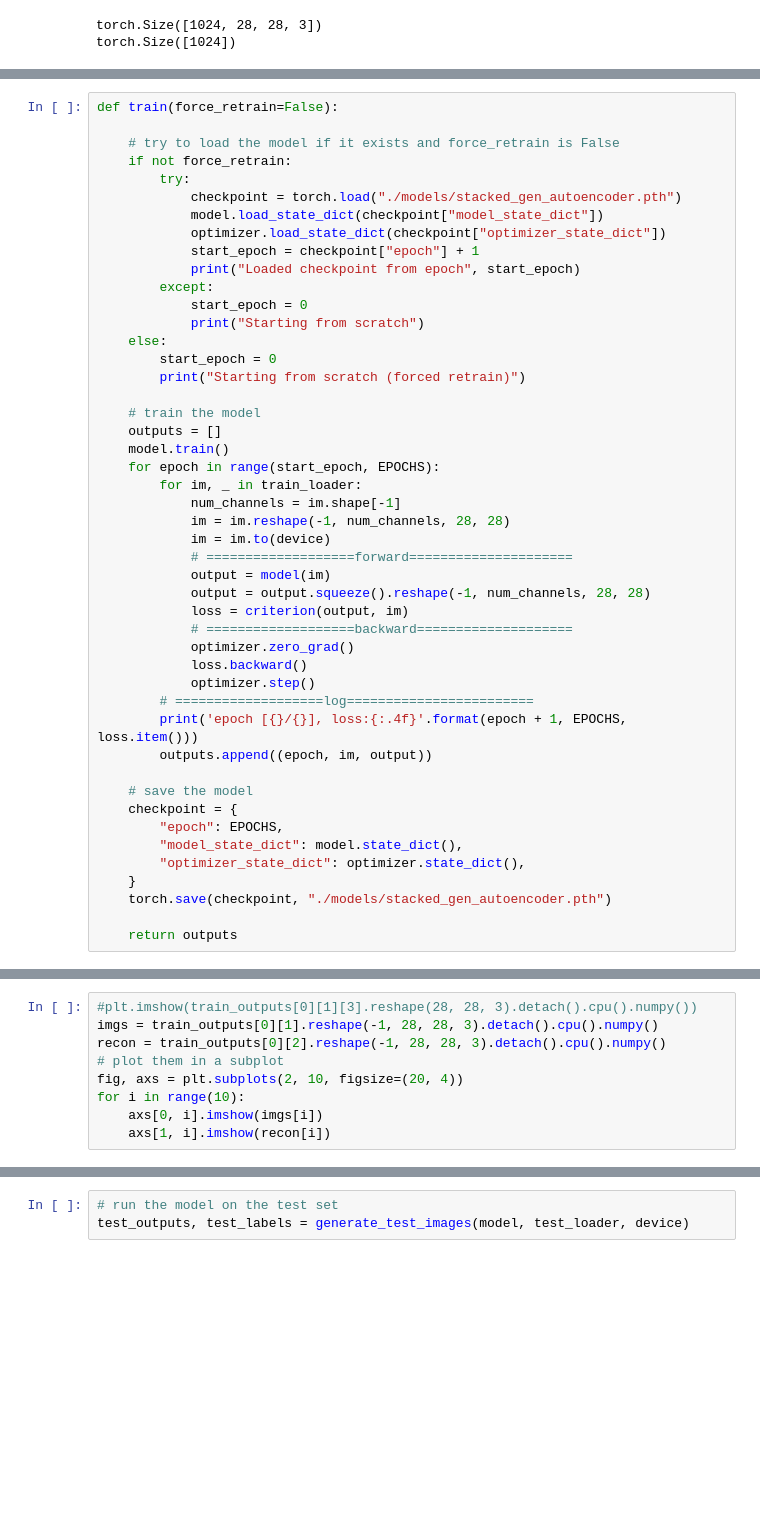
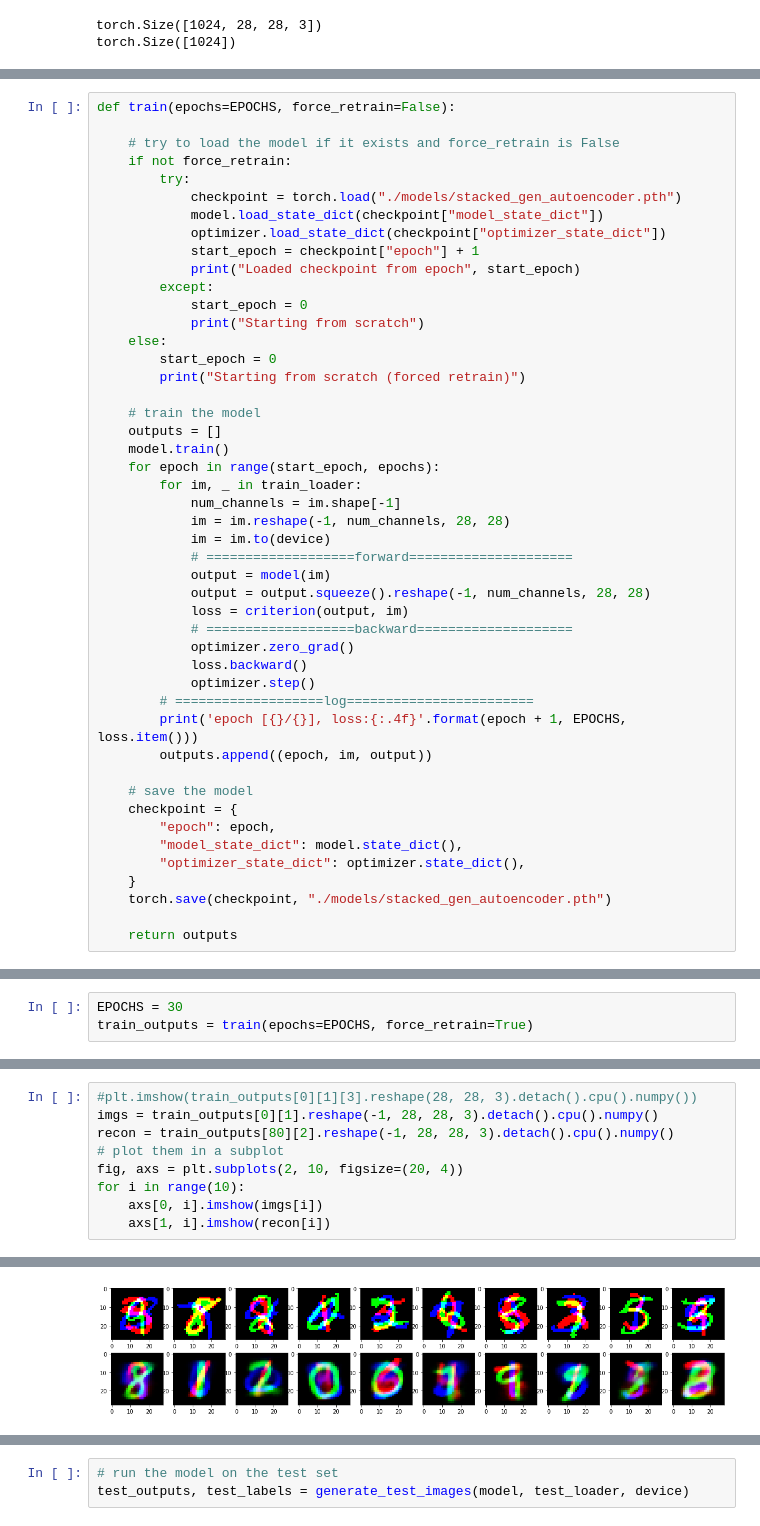
Before and after one commit to Anderzz/it3030, a Jupyter notebook: assignment3/stacked_autoencoder.ipynb, the cells around one changed output, grey strips where cells are left out. Drawn from its saved outputs; the diff is of its cells as text; blank space fills up the shorter version.

```diff
--- a/assignment3/stacked_autoencoder.ipynb
+++ b/assignment3/stacked_autoencoder.ipynb
@@ -85,5 +66,5 @@ Autoencoder(
 # %%
-def train(force_retrain=False):
+def train(epochs=EPOCHS, force_retrain=False):
 
     # try to load the model if it exists and force_retrain is False
     if not force_retrain:
@@ -103,7 +84,7 @@ def train(force_retrain=False):
     # train the model
     outputs = []
     model.train()
-    for epoch in range(start_epoch, EPOCHS):
+    for epoch in range(start_epoch, epochs):
         for im, _ in train_loader:
             num_channels = im.shape[-1]
             im = im.reshape(-1, num_channels, 28, 28)
@@ -122,7 +103,7 @@ def train(force_retrain=False):
 
     # save the model
     checkpoint = {
-        "epoch": EPOCHS,
+        "epoch": epoch,
         "model_state_dict": model.state_dict(),
         "optimizer_state_dict": optimizer.state_dict(),
     }
@@ -135,0 +113,3 @@ Loaded checkpoint from epoch 3
+# %%
+EPOCHS = 30
+train_outputs = train(epochs=EPOCHS, force_retrain=True)
@@ -136,7 +134,7 @@ Loaded checkpoint from epoch 3
 # %%
 #plt.imshow(train_outputs[0][1][3].reshape(28, 28, 3).detach().cpu().numpy())
 imgs = train_outputs[0][1].reshape(-1, 28, 28, 3).detach().cpu().numpy()
-recon = train_outputs[0][2].reshape(-1, 28, 28, 3).detach().cpu().numpy()
+recon = train_outputs[80][2].reshape(-1, 28, 28, 3).detach().cpu().numpy()
 # plot them in a subplot
 fig, axs = plt.subplots(2, 10, figsize=(20, 4))
 for i in range(10):
@@ -146,0 +144 @@ IndexError: list index out of range
+[figure, added]
```
Also changed, not shown: parts of 7 cells of this notebook, 12 other files.
